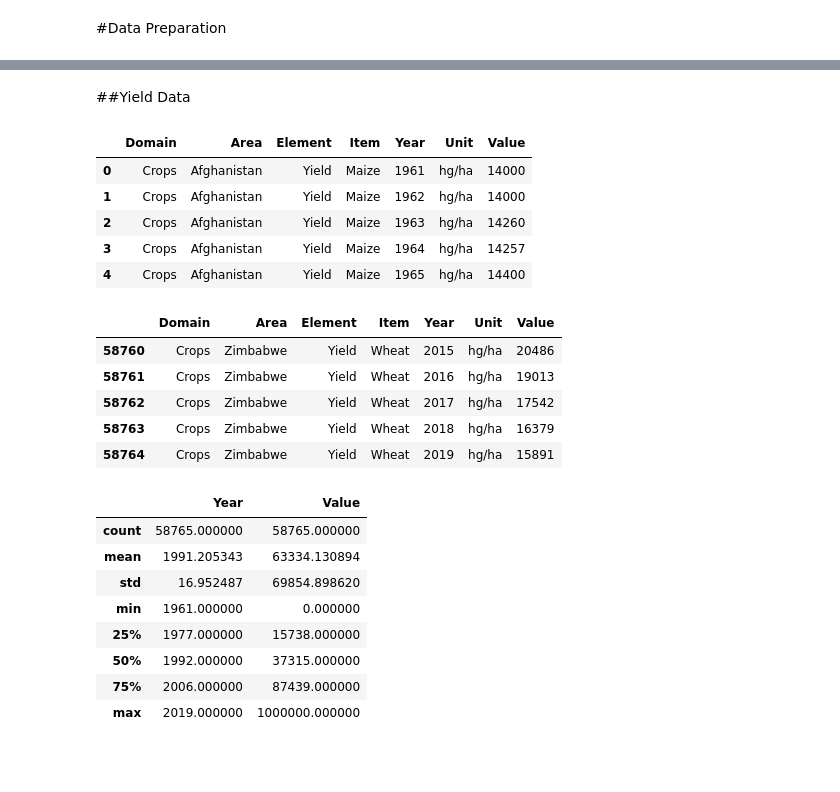
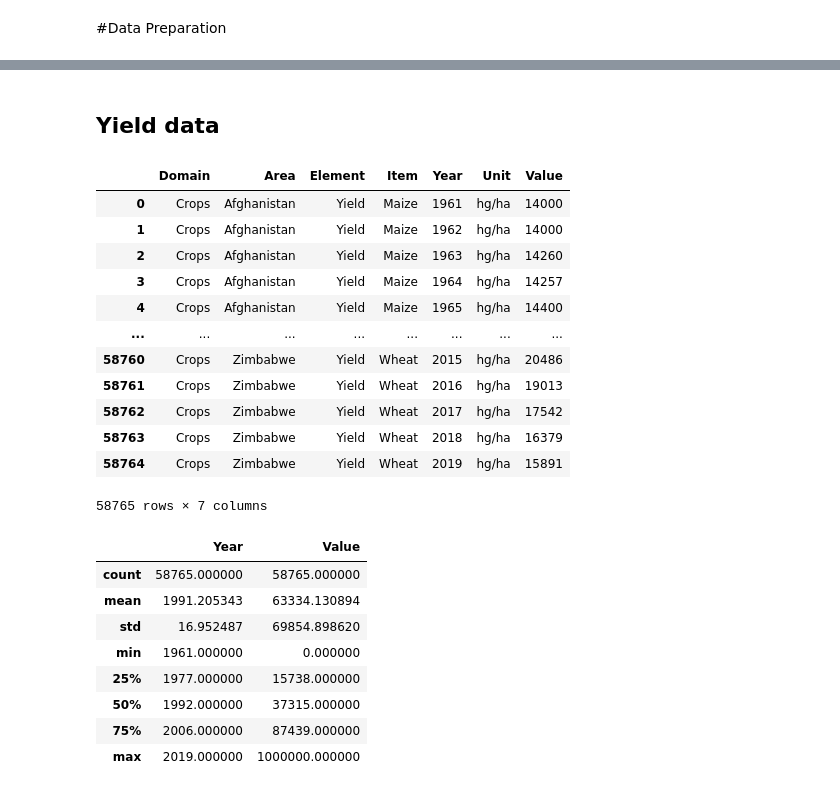
Before and after one commit to Drinkler/Yield-Prediction, a Jupyter notebook: Yield_Prediction.ipynb, the cells around one changed output, grey strips where cells are left out. Drawn from its saved outputs; the diff is of its cells as text; code cells hidden in the pictures; blank space fills up the shorter version.

```diff
--- a/Yield_Prediction.ipynb
+++ b/Yield_Prediction.ipynb
@@ -112,24 +192,23 @@ radf['Temperature - (Celsius)'].unstack(level=0)
 # %% [markdown]
 
-##Yield Data
+## Yield data
-# %%
-yield_data.head()
-# %% [output]
-|  | Domain | Area | Element | Item | Year | Unit | Value |
-| 0 | Crops | Afghanistan | Yield | Maize | 1961 | hg/ha | 14000 |
-| 1 | Crops | Afghanistan | Yield | Maize | 1962 | hg/ha | 14000 |
-| 2 | Crops | Afghanistan | Yield | Maize | 1963 | hg/ha | 14260 |
-| 3 | Crops | Afghanistan | Yield | Maize | 1964 | hg/ha | 14257 |
-| 4 | Crops | Afghanistan | Yield | Maize | 1965 | hg/ha | 14400 |
-# %%
-yield_data.tail()
-# %% [output]
-|  | Domain | Area | Element | Item | Year | Unit | Value |
-| 58760 | Crops | Zimbabwe | Yield | Wheat | 2015 | hg/ha | 20486 |
-| 58761 | Crops | Zimbabwe | Yield | Wheat | 2016 | hg/ha | 19013 |
-| 58762 | Crops | Zimbabwe | Yield | Wheat | 2017 | hg/ha | 17542 |
-| 58763 | Crops | Zimbabwe | Yield | Wheat | 2018 | hg/ha | 16379 |
-| 58764 | Crops | Zimbabwe | Yield | Wheat | 2019 | hg/ha | 15891 |
+# %%
+# Ertragsdaten
+yield_data
+# %% [output]
+|  | Domain | Area | Element | Item | Year | Unit | Value |
+| 0 | Crops | Afghanistan | Yield | Maize | 1961 | hg/ha | 14000 |
+| 1 | Crops | Afghanistan | Yield | Maize | 1962 | hg/ha | 14000 |
+| 2 | Crops | Afghanistan | Yield | Maize | 1963 | hg/ha | 14260 |
+| 3 | Crops | Afghanistan | Yield | Maize | 1964 | hg/ha | 14257 |
+| 4 | Crops | Afghanistan | Yield | Maize | 1965 | hg/ha | 14400 |
+| ... | ... | ... | ... | ... | ... | ... | ... |
+| 58760 | Crops | Zimbabwe | Yield | Wheat | 2015 | hg/ha | 20486 |
+| 58761 | Crops | Zimbabwe | Yield | Wheat | 2016 | hg/ha | 19013 |
+| 58762 | Crops | Zimbabwe | Yield | Wheat | 2017 | hg/ha | 17542 |
+| 58763 | Crops | Zimbabwe | Yield | Wheat | 2018 | hg/ha | 16379 |
+| 58764 | Crops | Zimbabwe | Yield | Wheat | 2019 | hg/ha | 15891 |
+58765 rows × 7 columns
 # %%
 yield_data.describe()
 # %% [output]
```
Also changed, not shown: parts of 42 cells of this notebook.
